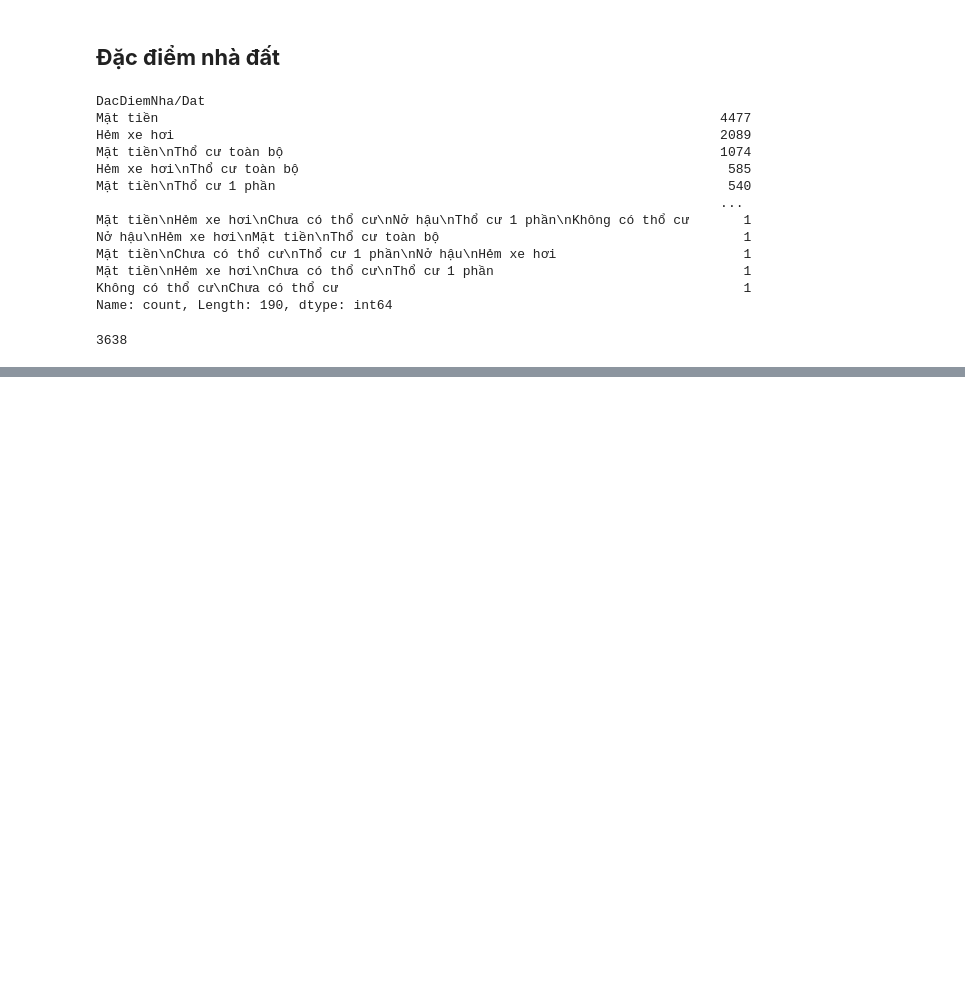
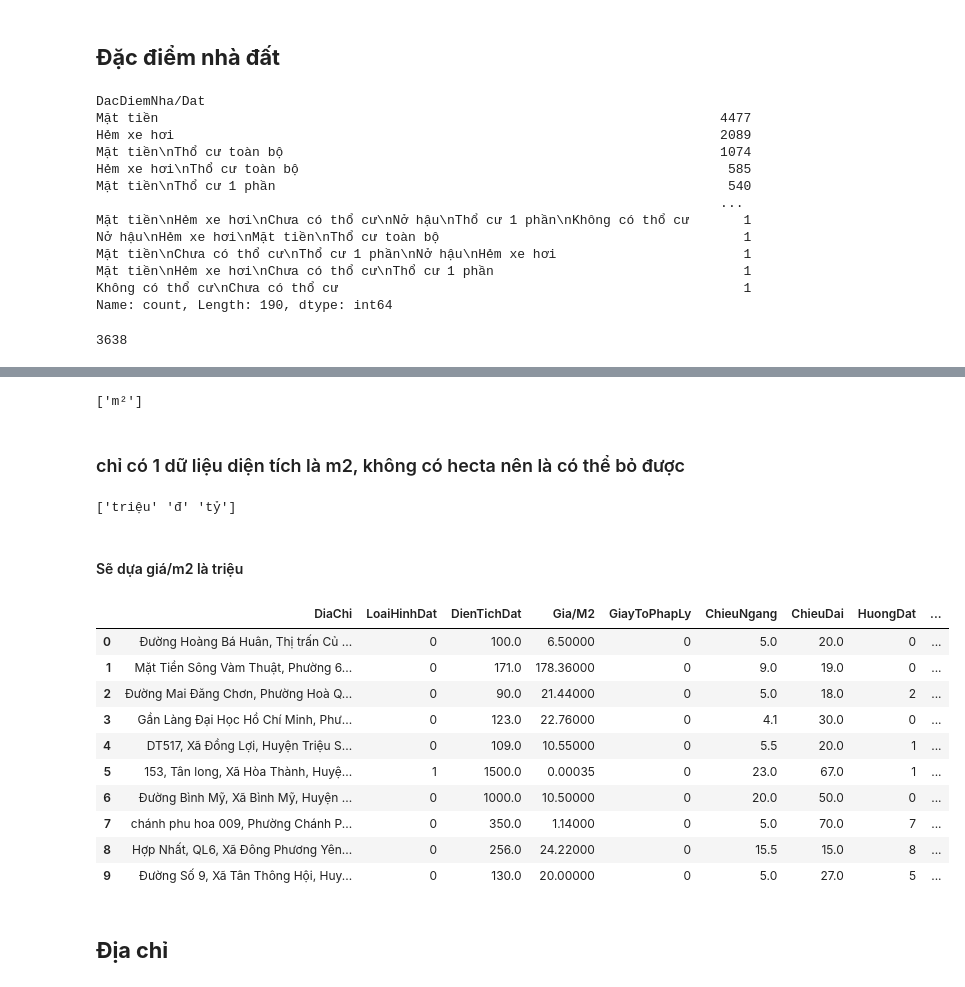
Before and after one commit to ngodongnguyen/PTDL, a Jupyter notebook: Preprocessing/NhaTot.ipynb, the cells around one changed output, grey strips where cells are left out. Saved outputs shown, nothing was run; the diff lists cells and outputs as text; code cells hidden in the pictures; blank space fills up the shorter version.

```diff
--- a/Preprocessing/NhaTot.ipynb
+++ b/Preprocessing/NhaTot.ipynb
@@ -372,0 +385,40 @@ Số lượng dữ liệu khác nhau trong cột: 191
+# %%
+df['DonVi_DienTich'] = df['Gia/M2'].str.split('/').str[1]
+unique_values = df['DonVi_DienTich'].unique()
+print(unique_values)
+# %% [output]
+['m²']
+# %% [markdown]
+### chỉ có 1 dữ liệu diện tích là m2, không có hecta nên là có thể bỏ được
+# %%
+df['DonVi_GiaCa'] = df['Gia/M2'].str.split('/').str[0].str.split().str[1]
+
+# In các giá trị duy nhất trong cột 'Gia'
+unique_values = df['DonVi_GiaCa'].unique()
+
+# In kết quả
+print(unique_values)
+# %% [output]
+['triệu' 'đ' 'tỷ']
+# %% [markdown]
+#### Sẽ dựa giá/m2 là triệu
+# %%
+df['Gia/M2'] = df['Gia/M2'].apply(convert_to_trieu).astype("float")
+# %%
+df=df.drop(columns=["DonVi_DienTich","DonVi_GiaCa"])
+# %%
+df.head(10)
+# %% [output]
+|  | DiaChi | LoaiHinhDat | DienTichDat | Gia/M2 | GiayToPhapLy | ChieuNgang | ChieuDai | HuongDat | ... |
+| 0 | Đường Hoàng Bá Huân, Thị trấn Củ ... | 0 | 100.0 | 6.50000 | 0 | 5.0 | 20.0 | 0 | ... |
+| 1 | Mặt Tiền Sông Vàm Thuật, Phường 6... | 0 | 171.0 | 178.36000 | 0 | 9.0 | 19.0 | 0 | ... |
+| 2 | Đường Mai Đăng Chơn, Phường Hoà Q... | 0 | 90.0 | 21.44000 | 0 | 5.0 | 18.0 | 2 | ... |
+| 3 | Gần Làng Đại Học Hồ Chí Minh, Phư... | 0 | 123.0 | 22.76000 | 0 | 4.1 | 30.0 | 0 | ... |
+| 4 | DT517, Xã Đồng Lợi, Huyện Triệu S... | 0 | 109.0 | 10.55000 | 0 | 5.5 | 20.0 | 1 | ... |
+| 5 | 153, Tân long, Xã Hòa Thành, Huyệ... | 1 | 1500.0 | 0.00035 | 0 | 23.0 | 67.0 | 1 | ... |
+| 6 | Đường Bình Mỹ, Xã Bình Mỹ, Huyện ... | 0 | 1000.0 | 10.50000 | 0 | 20.0 | 50.0 | 0 | ... |
+| 7 | chánh phu hoa 009, Phường Chánh P... | 0 | 350.0 | 1.14000 | 0 | 5.0 | 70.0 | 7 | ... |
+| 8 | Hợp Nhất, QL6, Xã Đông Phương Yên... | 0 | 256.0 | 24.22000 | 0 | 15.5 | 15.0 | 8 | ... |
+| 9 | Đường Số 9, Xã Tân Thông Hội, Huy... | 0 | 130.0 | 20.00000 | 0 | 5.0 | 27.0 | 5 | ... |
+# %% [markdown]
+## **Địa chỉ**
```
Also changed, not shown: parts of 14 cells of this notebook, 4 other files.
